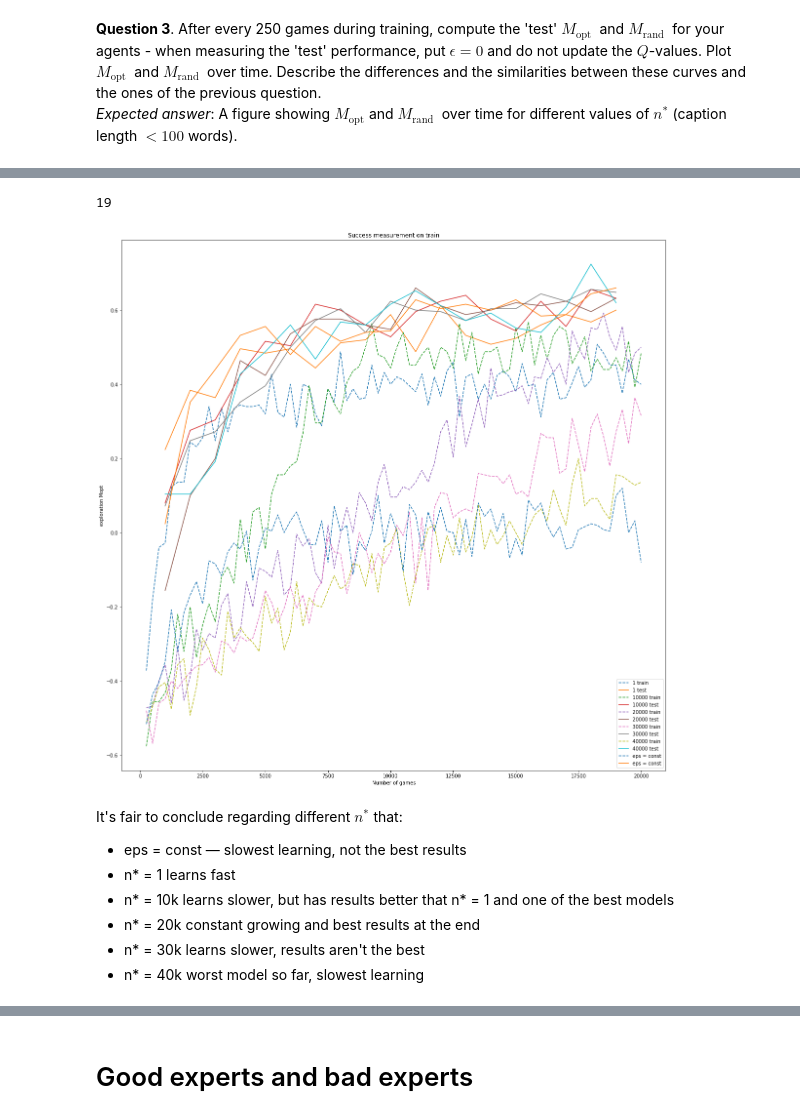
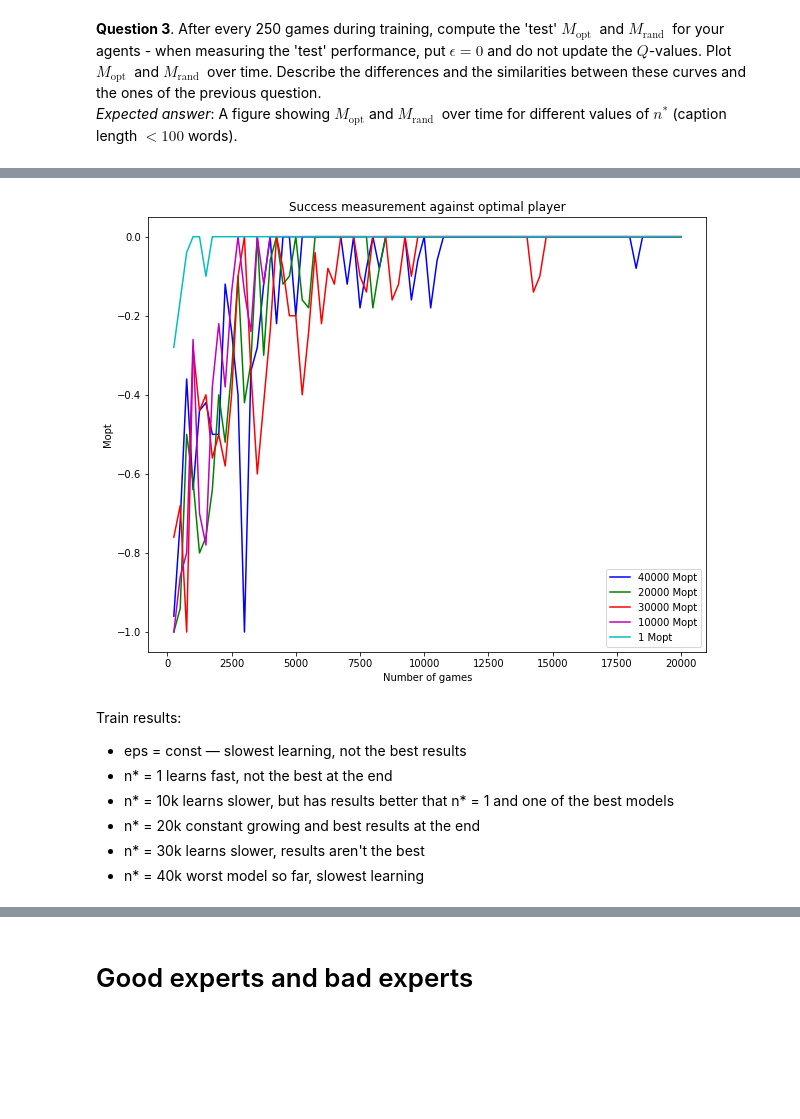
Before and after one commit to nov3o/tik-tok-toe, a Jupyter notebook: project.ipynb, the cells around one changed output, grey strips where cells are left out. Drawn from its saved outputs; the diff is of its cells as text; code cells hidden in the pictures; blank space fills up the shorter version.

Commit message:
complete q-learning from experts

```diff
--- a/project.ipynb
+++ b/project.ipynb
@@ -24,6 +24,8 @@ def to_parallel(func, func_args):
     for proc in jobs:
         proc.join()
     return dict(return_dict)
+# %%
+plt.rcParams["figure.figsize"] = (10,8)
 # %% [markdown]
 #### TODO
 - Move to real Q-table
@@ -231,0 +201,4 @@ Ep: 19750, avg: 0.65
+# %%
+opponent_exp_rate = 0.5
+
+train, test = get_averages(my_player, opponent_exp_rate, 20000, 50, 5)
@@ -232,8 +223,6 @@ Ep: 19750, avg: 0.65
 # %%
-plt.plot((np.arange(len(train))+1)*train_avg_every, train, '--', label='const exp rate, train')
-plt.plot((np.arange(len(test))+1)*test_avg_every, test, '-', label='const exp rate, test')
-
-plt.rcParams["figure.figsize"] = (16,10)
+plt.plot((np.arange(len(train))+1)*250, train, '--', label='const exp rate, train')
+plt.plot((np.arange(len(test))+1)*250, test, '-', label='const exp rate, test')
 
 plt.legend(loc="lower right")
 plt.title('Average score progression over games')
@@ -339,29 +306,22 @@ Ep: 19000, n: 40000, avg: 0.62
-# %%
-len(results[n]['test'],)
-# %% [output]
-19
+# %%
+results = to_parallel(get_averages_decr_expl, n_stars)
 # %%
-x_train = (np.arange(N // train_avg_every)+1) * train_avg_every
-x_test = (np.arange(N // test_avg_every)+1)[:-1] * test_avg_every
-for n in results:
-    plt.plot(x_train, results[n]['train'], '--', label=f"{n} train")
-    plt.plot(x_test, results[n]['test'], '-', label=f"{n} test")
+x_test = (np.arange(len(test))+1)*250
+colors = 'bgrmc'
+for i, n in enumerate(results):
+    plt.plot(x_train, results[n]['mopt'], colors[i]+'-', label=f"{n} Mopt")
 
-plt.plot(x, train, '--', label=f"eps = const")
-plt.plot(x_test, test[:-1], '-', label=f"eps = const")
-
-plt.rcParams["figure.figsize"] = (20,20)
 plt.legend(loc="lower right")
-plt.title('Success measurement on train')
+plt.title('Success measurement against optimal player')
 plt.xlabel("Number of games")
-plt.ylabel("exploration Mopt")
+plt.ylabel("Mopt")
 plt.show()
 # %% [output]
-[figure, old version]
+[figure, new version]
 # %% [markdown]
-It's fair to conclude regarding different $n^*$ that:
+Train results:
 - eps = const — slowest learning, not the best results
-- n* = 1 learns fast
+- n* = 1 learns fast, not the best at the end
 - n* = 10k learns slower, but has results better that n* = 1 and one of the best models
 - n* = 20k constant growing and best results at the end
 - n* = 30k learns slower, results aren't the best
```
Also changed, not shown: parts of 28 cells of this notebook.
